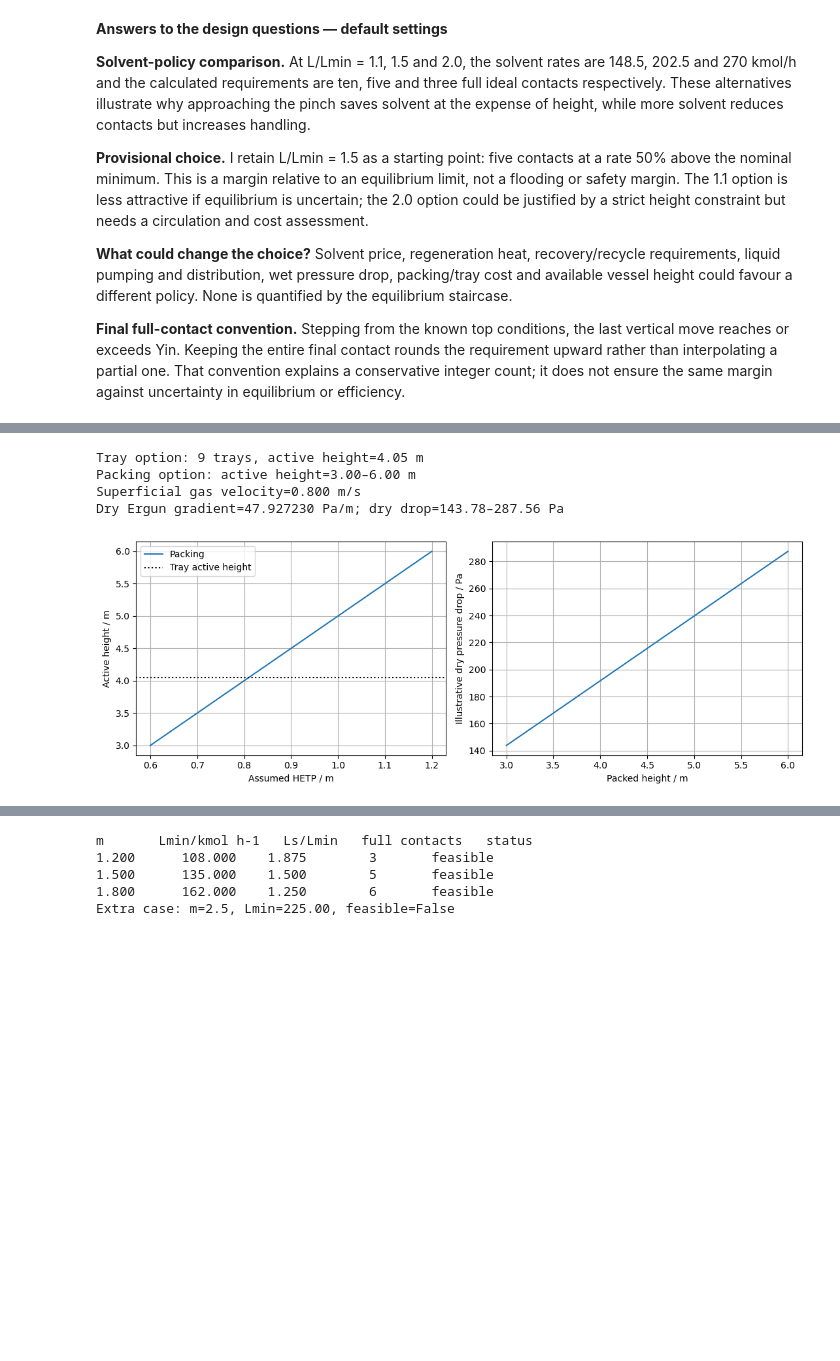
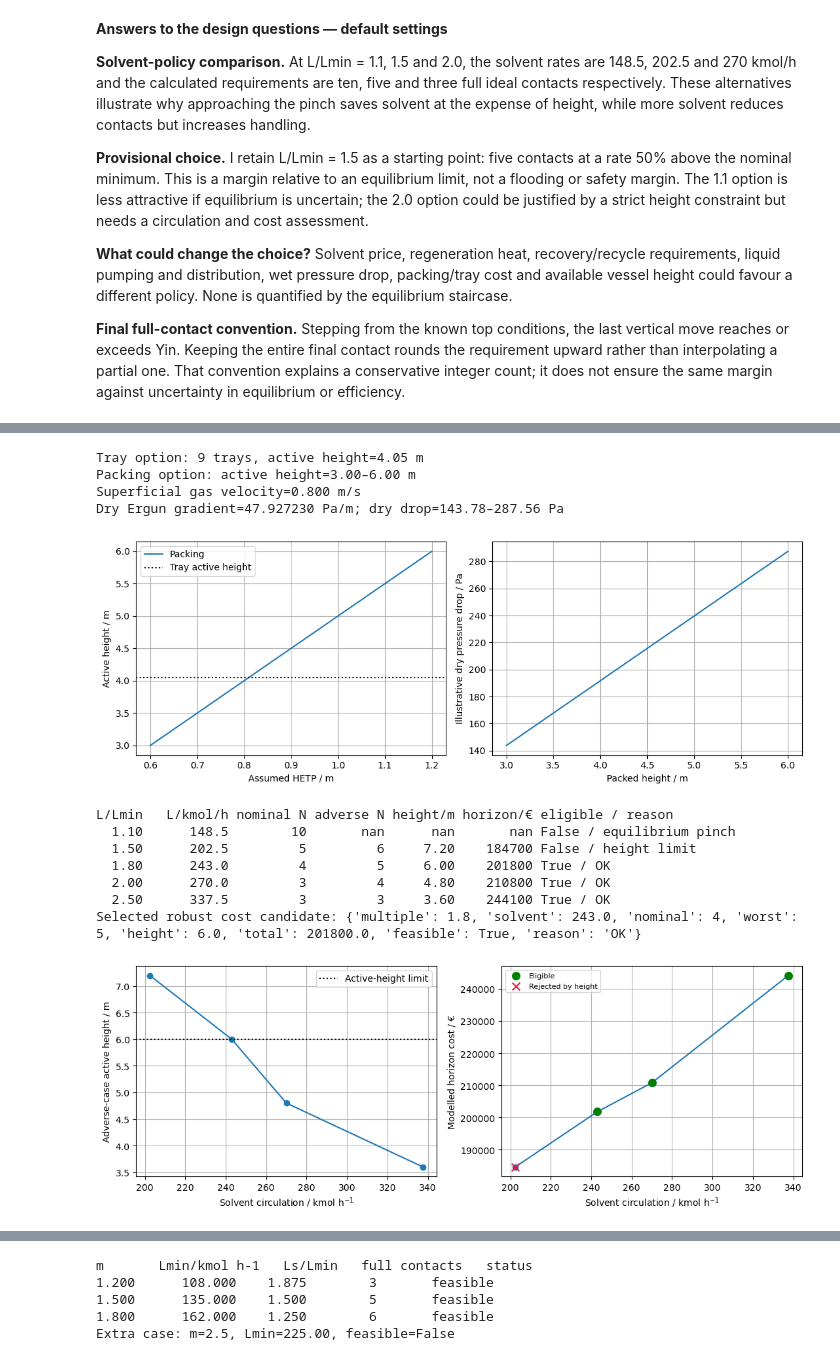
Before and after one commit to jollactic/1KB705, a Jupyter notebook: lab_04_absorption/lab_solution.ipynb, the cells around one changed output, grey strips where cells are left out. Cells and saved outputs as stored; diff of their text form; code cells hidden in the pictures; blank space fills up the shorter version.

```diff
--- a/lab_04_absorption/lab_solution.ipynb
+++ b/lab_04_absorption/lab_solution.ipynb
@@ -365,36 +390,70 @@ absorber_tray_spacing = 0.45 #@param {type:"number"}
 hetp_low = 0.6 #@param {type:"number"}
 # m
 hetp_high = 1.2 #@param {type:"number"}
+robust_slope = 1.8 #@param {type:"number"}
+design_hetp = 1.2 #@param {type:"number"}
+solvent_service_price = 60.0 #@param {type:"number"}
 # %%
 #@title SUPPLIED ANALYSIS — run as provided; no edits needed
 installed_trays = int(np.ceil(N_abs/absorber_tray_efficiency))
 tray_height = installed_trays*absorber_tray_spacing
 hetp_values = np.linspace(hetp_low,hetp_high,25)
 packed_heights = N_abs*hetp_values
 cross_section, gas_volume = 1.,.8
 superficial_velocity = gas_volume/cross_section
 dry_gradient = h.ergun_gradient(superficial_velocity,.70,.025,1.2,1.8e-5)
 dry_pressure_drop = dry_gradient*packed_heights
 print(f'Tray option: {installed_trays} trays, active height={tray_height:.2f} m')
 print(f'Packing option: active height={packed_heights.min():.2f}–{packed_heights.max():.2f} m')
 print(f'Superficial gas velocity={superficial_velocity:.3f} m/s')
 print(f'Dry Ergun gradient={dry_gradient:.6f} Pa/m; dry drop={dry_pressure_drop.min():.2f}–{dry_pressure_drop.max():.2f} Pa')
 assert np.isclose(h.ergun_gradient(0,.70,.025),0)
 fig,axes = plt.subplots(1,2,figsize=(11,4))
 axes[0].plot(hetp_values,packed_heights,label='Packing')
 axes[0].axhline(tray_height,linestyle=':',color='black',label='Tray active height'); axes[0].legend()
 axes[0].set(xlabel='Assumed HETP / m',ylabel='Active height / m')
 axes[1].plot(packed_heights,dry_pressure_drop)
 axes[1].set(xlabel='Packed height / m',ylabel='Illustrative dry pressure drop / Pa')
 for axis in axes:
     axis.grid()
 plt.tight_layout(); plt.show()
+
+
+# Same removal; choose solvent and height against adverse equilibrium.
+absorber_designs = h.compare_designs(robust_slope,design_hetp,solvent_service_price)
+print('L/Lmin   L/kmol/h nominal N adverse N height/m horizon/€ eligible / reason')
+for row in absorber_designs:
+    print(f"{row['multiple']:6.2f} {row['solvent']:10.1f} {row['nominal']:9d} {row['worst']:9.0f} {row['height']:8.2f} {row['total']:9.0f} {row['feasible']} / {row['reason']}")
+eligible_absorbers = [r for r in absorber_designs if r['feasible']]
+absorber_best = min(eligible_absorbers,key=lambda r:r['total']) if eligible_absorbers else None
+print('Selected robust cost candidate:',absorber_best)
+fig,axes = plt.subplots(1,2,figsize=(11,4))
+valid = [r for r in absorber_designs if np.isfinite(r['height'])]
+axes[0].plot([r['solvent'] for r in valid],[r['height'] for r in valid],'o-')
+axes[0].axhline(6,color='black',linestyle=':',label='Active-height limit'); axes[0].legend()
+axes[0].set(xlabel='Solvent circulation / kmol h$^{-1}$',ylabel='Adverse-case active height / m')
+axes[1].plot([r['solvent'] for r in valid],[r['total'] for r in valid],'o-')
+for ok,color,marker,label in [(True,'green','o','Eligible'),(False,'crimson','x','Rejected by height')]:
+    subset = [r for r in valid if r['feasible']==ok]
+    axes[1].scatter([r['solvent'] for r in subset],[r['total'] for r in subset],color=color,marker=marker,s=70,label=label,zorder=3)
+axes[1].legend(fontsize=8)
+axes[1].set(xlabel='Solvent circulation / kmol h$^{-1}$',ylabel='Modelled horizon cost / €')
+for axis in axes: axis.grid()
+plt.tight_layout(); plt.show()
 # %% [output]
 Tray option: 9 trays, active height=4.05 m
 Packing option: active height=3.00–6.00 m
 Superficial gas velocity=0.800 m/s
 Dry Ergun gradient=47.927230 Pa/m; dry drop=143.78–287.56 Pa
 [figure]
+L/Lmin   L/kmol/h nominal N adverse N height/m horizon/€ eligible / reason
+  1.10      148.5        10       nan      nan       nan False / equilibrium pinch
+  1.50      202.5         5         6     7.20    184700 False / height limit
+  1.80      243.0         4         5     6.00    201800 True / OK
+  2.00      270.0         3         4     4.80    210800 True / OK
+  2.50      337.5         3         3     3.60    244100 True / OK
+Selected robust cost candidate: {'multiple': 1.8, 'solvent': 243.0, 'nominal': 4, 'worst': 5, 'height': 6.0, 'total': 201800.0, 'feasible': True, 'reason': 'OK'}
+[figure, added]
 # %% [markdown]
 **Answers to the design questions — default settings**
 
```
Also changed, not shown: parts of 6 cells of this notebook, 16 other files.
